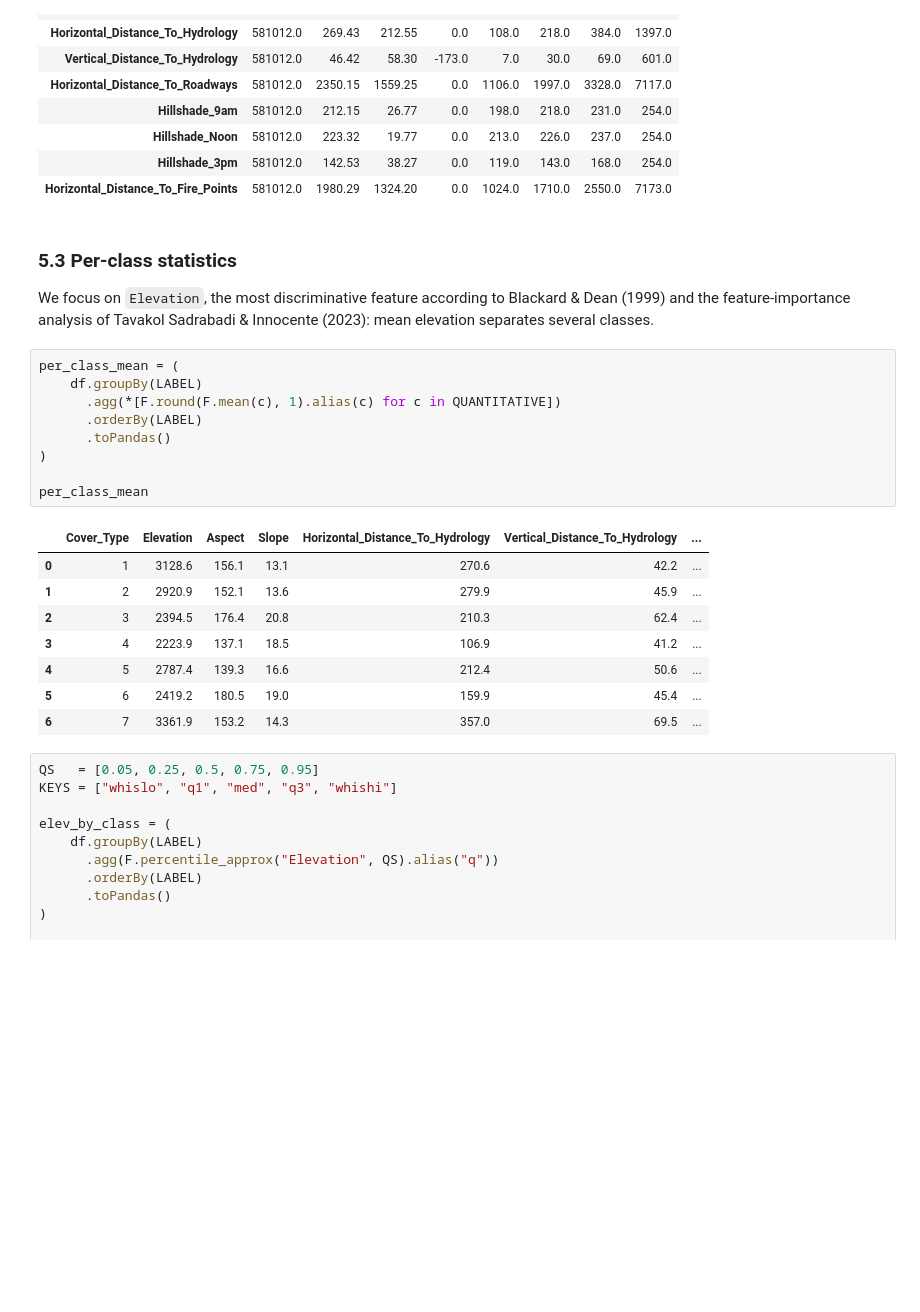
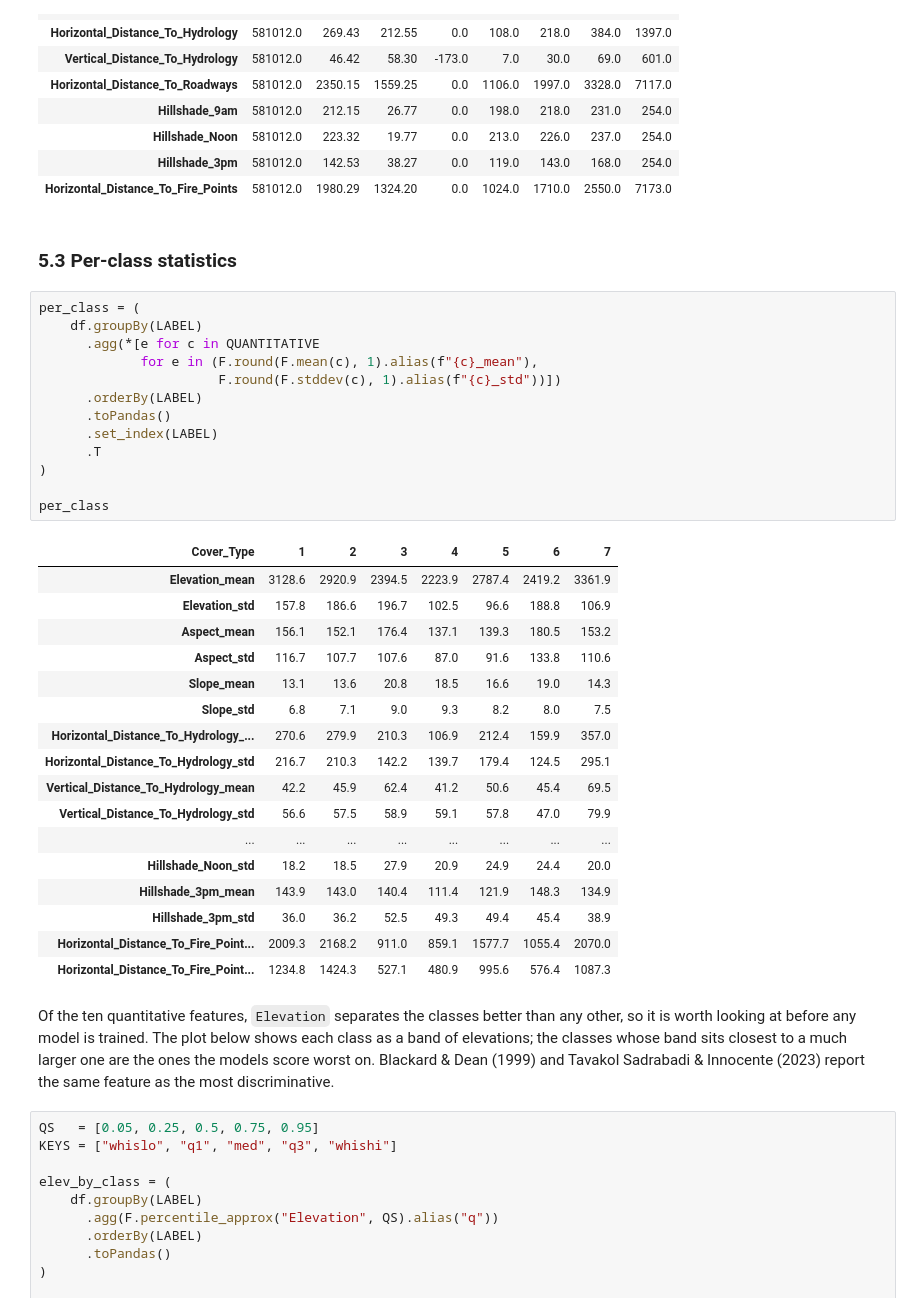
Before and after one commit to TouringHydra3/BDATM-Project, a Jupyter notebook: main.ipynb, the cells around one changed output. Drawn from its saved outputs; the diff is of its cells as text; blank space fills up the shorter version.

```diff
--- a/main.ipynb
+++ b/main.ipynb
@@ -248,30 +248,45 @@ global_stats
 | Hillshade_Noon | 581012.0 | 223.32 | 19.77 | 0.0 | 213.0 | 226.0 | 237.0 | 254.0 |
 | Hillshade_3pm | 581012.0 | 142.53 | 38.27 | 0.0 | 119.0 | 143.0 | 168.0 | 254.0 |
 | Horizontal_Distance_To_Fire_Points | 581012.0 | 1980.29 | 1324.20 | 0.0 | 1024.0 | 1710.0 | 2550.0 | 7173.0 |
-# %% [markdown]
-### 5.3 Per-class statistics
-
-We focus on `Elevation`, the most
-discriminative feature according to Blackard & Dean (1999) and the feature-importance
-analysis of Tavakol Sadrabadi & Innocente (2023): mean elevation separates several classes.
+# %% [markdown]
+### 5.3 Per-class statistics
 # %%
-per_class_mean = (
+per_class = (
     df.groupBy(LABEL)
-      .agg(*[F.round(F.mean(c), 1).alias(c) for c in QUANTITATIVE])
+      .agg(*[e for c in QUANTITATIVE
+             for e in (F.round(F.mean(c), 1).alias(f"{c}_mean"),
+                       F.round(F.stddev(c), 1).alias(f"{c}_std"))])
       .orderBy(LABEL)
       .toPandas()
+      .set_index(LABEL)
+      .T
 )
 
-per_class_mean
+per_class
 # %% [output]
-|  | Cover_Type | Elevation | Aspect | Slope | Horizontal_Distance_To_Hydrology | Vertical_Distance_To_Hydrology | ... |
-| 0 | 1 | 3128.6 | 156.1 | 13.1 | 270.6 | 42.2 | ... |
-| 1 | 2 | 2920.9 | 152.1 | 13.6 | 279.9 | 45.9 | ... |
-| 2 | 3 | 2394.5 | 176.4 | 20.8 | 210.3 | 62.4 | ... |
-| 3 | 4 | 2223.9 | 137.1 | 18.5 | 106.9 | 41.2 | ... |
-| 4 | 5 | 2787.4 | 139.3 | 16.6 | 212.4 | 50.6 | ... |
-| 5 | 6 | 2419.2 | 180.5 | 19.0 | 159.9 | 45.4 | ... |
-| 6 | 7 | 3361.9 | 153.2 | 14.3 | 357.0 | 69.5 | ... |
+| Cover_Type | 1 | 2 | 3 | 4 | 5 | 6 | 7 |
+| Elevation_mean | 3128.6 | 2920.9 | 2394.5 | 2223.9 | 2787.4 | 2419.2 | 3361.9 |
+| Elevation_std | 157.8 | 186.6 | 196.7 | 102.5 | 96.6 | 188.8 | 106.9 |
+| Aspect_mean | 156.1 | 152.1 | 176.4 | 137.1 | 139.3 | 180.5 | 153.2 |
+| Aspect_std | 116.7 | 107.7 | 107.6 | 87.0 | 91.6 | 133.8 | 110.6 |
+| Slope_mean | 13.1 | 13.6 | 20.8 | 18.5 | 16.6 | 19.0 | 14.3 |
+| Slope_std | 6.8 | 7.1 | 9.0 | 9.3 | 8.2 | 8.0 | 7.5 |
+| Horizontal_Distance_To_Hydrology_... | 270.6 | 279.9 | 210.3 | 106.9 | 212.4 | 159.9 | 357.0 |
+| Horizontal_Distance_To_Hydrology_std | 216.7 | 210.3 | 142.2 | 139.7 | 179.4 | 124.5 | 295.1 |
+| Vertical_Distance_To_Hydrology_mean | 42.2 | 45.9 | 62.4 | 41.2 | 50.6 | 45.4 | 69.5 |
+| Vertical_Distance_To_Hydrology_std | 56.6 | 57.5 | 58.9 | 59.1 | 57.8 | 47.0 | 79.9 |
+| ... | ... | ... | ... | ... | ... | ... | ... |
+| Hillshade_Noon_std | 18.2 | 18.5 | 27.9 | 20.9 | 24.9 | 24.4 | 20.0 |
+| Hillshade_3pm_mean | 143.9 | 143.0 | 140.4 | 111.4 | 121.9 | 148.3 | 134.9 |
+| Hillshade_3pm_std | 36.0 | 36.2 | 52.5 | 49.3 | 49.4 | 45.4 | 38.9 |
+| Horizontal_Distance_To_Fire_Point... | 2009.3 | 2168.2 | 911.0 | 859.1 | 1577.7 | 1055.4 | 2070.0 |
+| Horizontal_Distance_To_Fire_Point... | 1234.8 | 1424.3 | 527.1 | 480.9 | 995.6 | 576.4 | 1087.3 |
+# %% [markdown]
+Of the ten quantitative features, `Elevation` separates the classes better than any other, so
+it is worth looking at before any model is trained. The plot below shows each class as a band
+of elevations; the classes whose band sits closest to a much larger one are the ones the models
+score worst on. Blackard & Dean (1999) and Tavakol Sadrabadi & Innocente (2023) report the same
+feature as the most discriminative.
 # %%
 QS   = [0.05, 0.25, 0.5, 0.75, 0.95]
 KEYS = ["whislo", "q1", "med", "q3", "whishi"]
```
Also changed, not shown: parts of 8 cells of this notebook.
